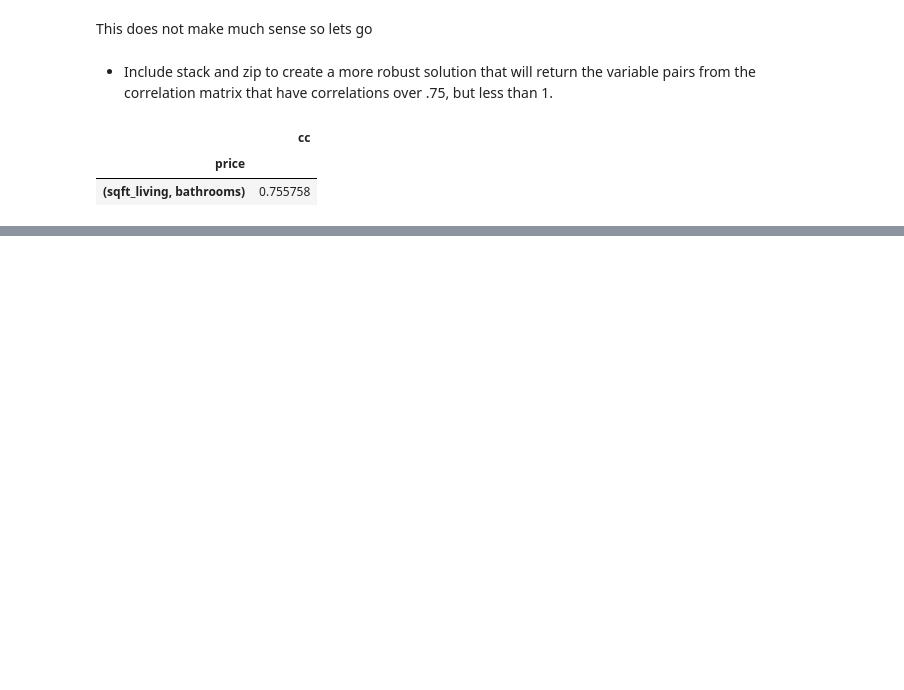
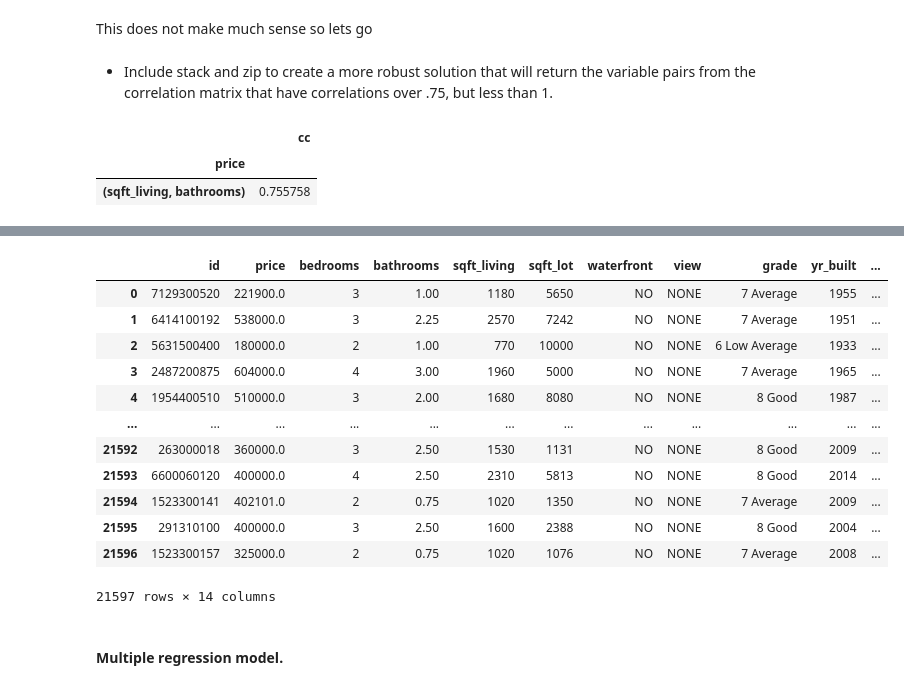
Before and after one commit to Lawez/phase-2-project-group, a Jupyter notebook: student.ipynb, the cells around one changed output, grey strips where cells are left out. Drawn from its saved outputs; the diff is of its cells as text; code cells hidden in the pictures; blank space fills up the shorter version.

Commit message:
Multiple Regression Model

```diff
--- a/student.ipynb
+++ b/student.ipynb
@@ -609,0 +675,20 @@ df[(df.cc>.75) & (df.cc<1)]
+# %%
+data_df.drop("condition_Poor", axis=1, inplace=True)
+# %%
+data_df
+# %% [output]
+|  | id | price | bedrooms | bathrooms | sqft_living | sqft_lot | waterfront | view | grade | yr_built | ... |
+| 0 | 7129300520 | 221900.0 | 3 | 1.00 | 1180 | 5650 | NO | NONE | 7 Average | 1955 | ... |
+| 1 | 6414100192 | 538000.0 | 3 | 2.25 | 2570 | 7242 | NO | NONE | 7 Average | 1951 | ... |
+| 2 | 5631500400 | 180000.0 | 2 | 1.00 | 770 | 10000 | NO | NONE | 6 Low Average | 1933 | ... |
+| 3 | 2487200875 | 604000.0 | 4 | 3.00 | 1960 | 5000 | NO | NONE | 7 Average | 1965 | ... |
+| 4 | 1954400510 | 510000.0 | 3 | 2.00 | 1680 | 8080 | NO | NONE | 8 Good | 1987 | ... |
+| ... | ... | ... | ... | ... | ... | ... | ... | ... | ... | ... | ... |
+| 21592 | 263000018 | 360000.0 | 3 | 2.50 | 1530 | 1131 | NO | NONE | 8 Good | 2009 | ... |
+| 21593 | 6600060120 | 400000.0 | 4 | 2.50 | 2310 | 5813 | NO | NONE | 8 Good | 2014 | ... |
+| 21594 | 1523300141 | 402101.0 | 2 | 0.75 | 1020 | 1350 | NO | NONE | 7 Average | 2009 | ... |
+| 21595 | 291310100 | 400000.0 | 3 | 2.50 | 1600 | 2388 | NO | NONE | 8 Good | 2004 | ... |
+| 21596 | 1523300157 | 325000.0 | 2 | 0.75 | 1020 | 1076 | NO | NONE | 7 Average | 2008 | ... |
+21597 rows × 14 columns
+# %% [markdown]
+#### Multiple regression model.
```
Also changed, not shown: parts of 27 cells of this notebook.
